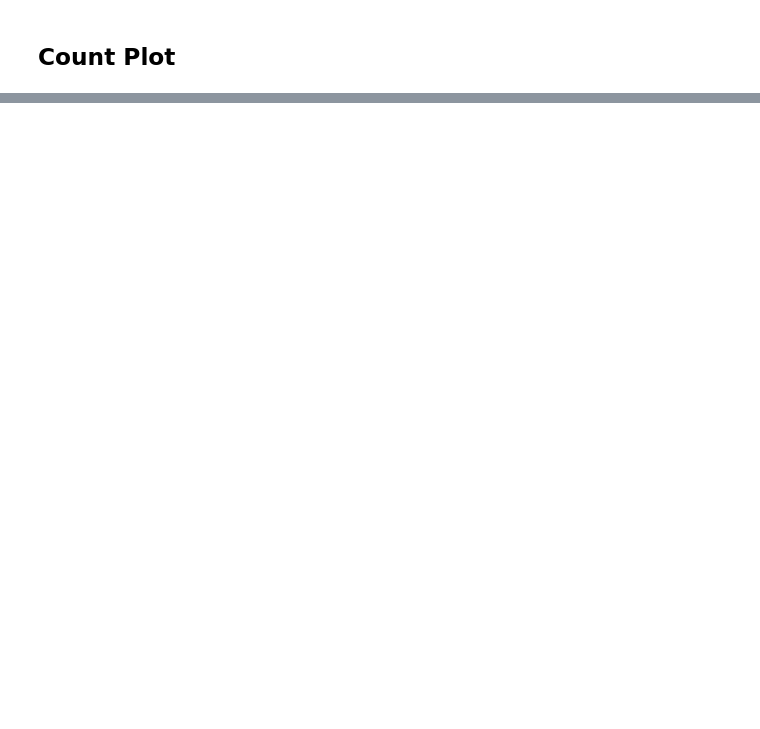
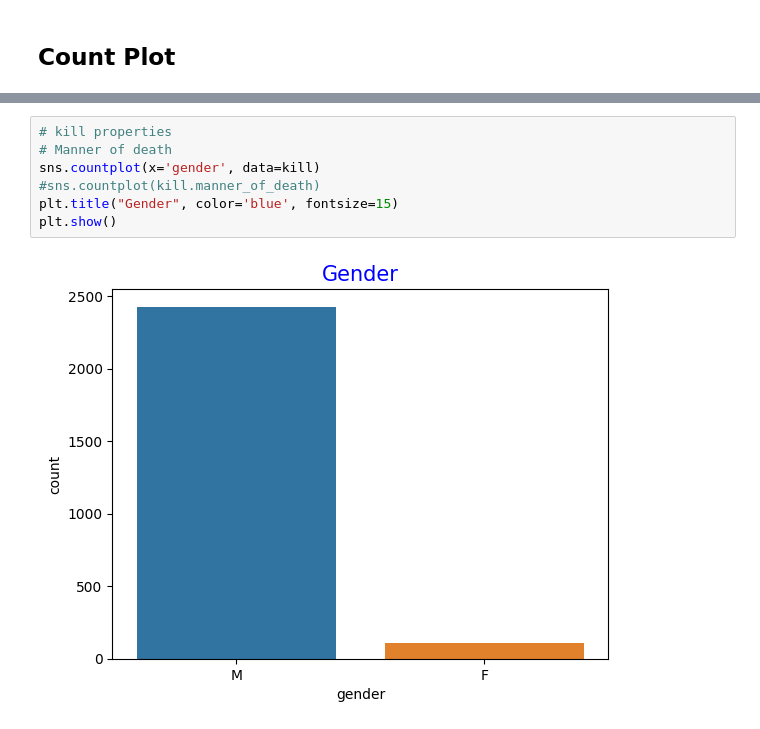
Before and after one commit to aeyeniay/SeabornPlots, a Jupyter notebook: seaborn_plots.ipynb, the cells around one changed output, grey strips where cells are left out. Drawn from its saved outputs; the diff is of its cells as text; blank space fills up the shorter version.

```diff
--- a/seaborn_plots.ipynb
+++ b/seaborn_plots.ipynb
@@ -747,0 +790,9 @@ plt.show()
+# %%
+# kill properties
+# Manner of death
+sns.countplot(x='gender', data=kill)
+#sns.countplot(kill.manner_of_death)
+plt.title("Gender", color='blue', fontsize=15)
+plt.show()
+# %% [output]
+[figure, added]
```
Also changed, not shown: parts of 15 cells of this notebook.
